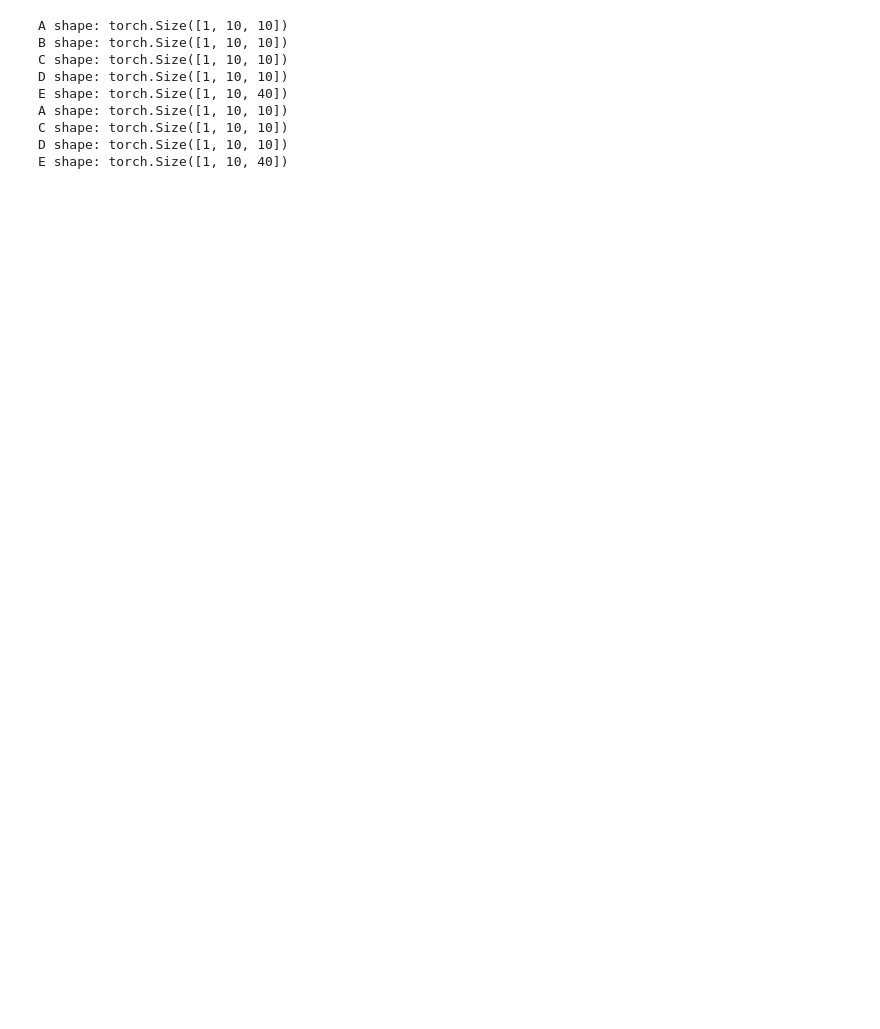
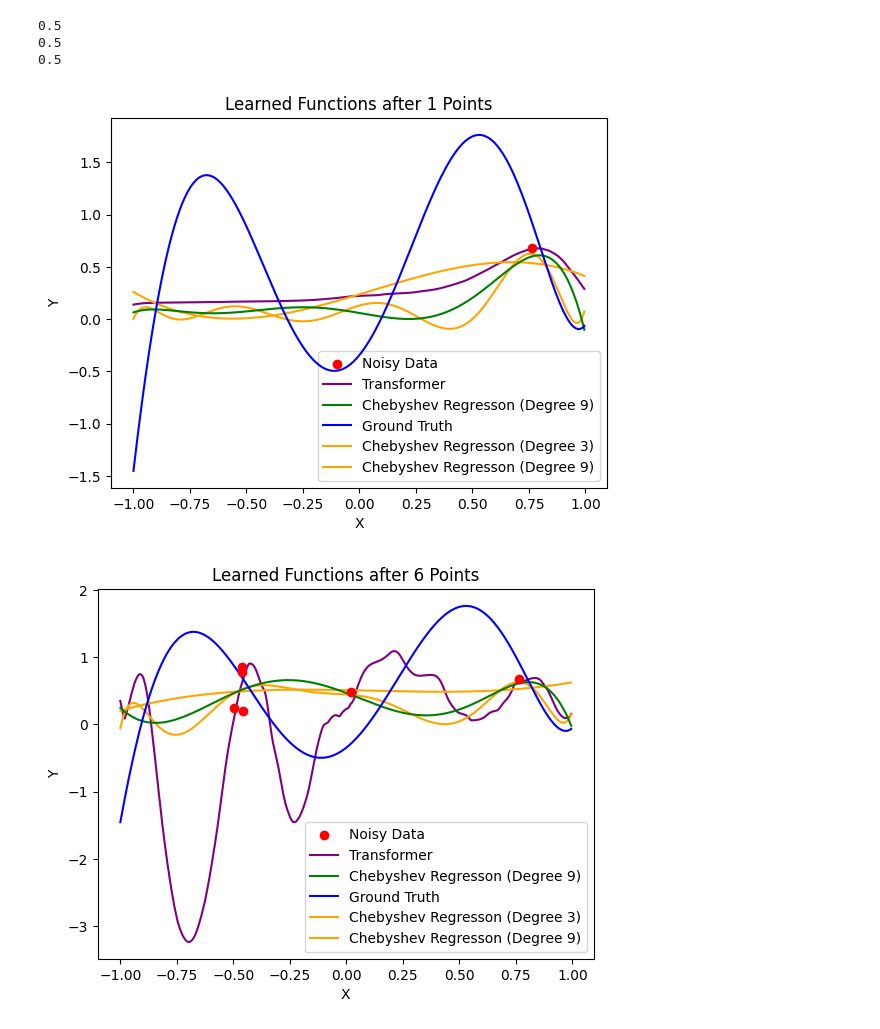
Before and after one commit to wilcoxsonm21/CS182Project, a Jupyter notebook: src/graph_polynomial.ipynb, the cells around one changed output. Cells and saved outputs as stored; diff of their text form; code cells hidden in the pictures; blank space fills up the shorter version.

```diff
--- a/src/graph_polynomial.ipynb
+++ b/src/graph_polynomial.ipynb
@@ -8,44 +8,52 @@ import os
 from eval import *
 # %%
 sampler = UniformSampler(n_dims=1)
-task = ChebyshevKernelLinearRegression(n_dims=1, batch_size=1, basis_dim=9, different_degrees=False, lowest_degree=9, highest_degree=9)
-run_id = "4b9a372d-d1e4-4d5c-9dcb-bcebd7988cd2"  # if you train more models, replace with the run_id from the table above
+task = ChebyshevKernelLinearRegression(n_dims=1, batch_size=1, basis_dim=6, different_degrees=False, lowest_degree=9, highest_degree=9)
+run_id = "chebyshev-noise-0.5"  # if you train more models, replace with the run_id from the table above
 run_dir = "../models"
 task_name = "kernel_linear_regression"
 run_path = os.path.join(run_dir, task_name, run_id)
 model, conf = get_model_from_run(run_path, -1)
 transformer_model = model.cuda().eval()
 more_xs_for_graphing_truth = sampler.sample_xs(1000, 1)
-xs = sampler.sample_xs(40, 1)
-extra_transformer_estimated = get_imputed_ys(transformer_model, task, xs, more_xs_for_graphing_truth, smoothing=0.03)
+extra_indices = np.argsort(more_xs_for_graphing_truth.squeeze())
+all_xs = sampler.sample_xs(40, 1)
 extra_ys = task.evaluate(more_xs_for_graphing_truth, noise=False)
-ys, noise = task.evaluate(xs)
-ys = ys + noise
-model = ChebyshevKernelLeastSquaresModelWithRidge(basis_dim=9)
-model_no_ridge = ChebyshevKernelLeastSquaresModel(basis_dim=9)
-predictor = model.return_trained_model(xs, ys)
-extra_predicted = predictor(more_xs_for_graphing_truth)
-no_ridge_predicted = model_no_ridge.return_trained_model(xs, ys)(more_xs_for_graphing_truth)
-xs = xs.squeeze()
-ys = ys.squeeze()
-more_xs_for_graphing_truth = more_xs_for_graphing_truth.squeeze()
 extra_ys = extra_ys.squeeze()
-extra_predicted = extra_predicted.squeeze()
-extra_transformer_estimated = extra_transformer_estimated.squeeze()
-no_ridge_predicted = no_ridge_predicted.squeeze()
-extra_indices = np.argsort(more_xs_for_graphing_truth)
-more_xs_for_graphing_truth = more_xs_for_graphing_truth[extra_indices]
 extra_ys = extra_ys[extra_indices]
-extra_transformer_estimated = extra_transformer_estimated[extra_indices]
-extra_predicted = extra_predicted[extra_indices]
-no_ridge_predicted = no_ridge_predicted[extra_indices]
+all_ys = task.evaluate(all_xs, noise=True)
+model = ChebyshevKernelLeastSquaresModelWithRidge(basis_dim=6, ridge=0.5)
+model_no_ridge = ChebyshevKernelLeastSquaresModelWithRidge(basis_dim=9, ridge=0.5)
+model_low_degree = ChebyshevKernelLeastSquaresModelWithRidge(basis_dim=3, ridge=0.5)
+for i in range(1, 41, 5):
+    xs = all_xs[:,:i,:]
+    ys = all_ys[:,:i]
+    extra_transformer_estimated = get_imputed_ys(transformer_model, task, xs, ys, more_xs_for_graphing_truth, noise=True, smoothing=0)
+    extra_predicted = model.return_trained_model(xs, ys)(more_xs_for_graphing_truth)
+    no_ridge_predicted = model_no_ridge.return_trained_model(xs, ys)(more_xs_for_graphing_truth)
+    low_degree_predicted = model_low_degree.return_trained_model(xs, ys)(more_xs_for_graphing_truth)
+    low_degree_predicted = low_degree_predicted.squeeze()[extra_indices]
+    extra_predicted = extra_predicted.squeeze()[extra_indices]
+    extra_transformer_estimated = extra_transformer_estimated.squeeze()[extra_indices]
+    no_ridge_predicted = no_ridge_predicted.squeeze()[extra_indices]
+    graphing_x = more_xs_for_graphing_truth.squeeze()[extra_indices]
+    fig = plt.figure()
+    ax = fig.add_subplot(111)
+    plt.title('Learned Functions after ' + str(i) + ' Points')
+    ax.scatter(xs.squeeze(), ys.squeeze(), color='red', label='Noisy Data',zorder=3000)
+    ax.plot(graphing_x, extra_transformer_estimated, color='purple', label='Transformer')
+    ax.plot(graphing_x, extra_predicted, color='green', label='Chebyshev Regresson (Degree 9)', zorder=1000)
+    ax.plot(graphing_x, extra_ys, color='blue', label='Ground Truth',zorder=2000)
+    ax.plot(graphing_x, low_degree_predicted, color='orange', label='Chebyshev Regresson (Degree 3)', zorder=500)
+    ax.plot(graphing_x, no_ridge_predicted, color='orange', label='Chebyshev Regresson (Degree 9)')
+    ax.set_xlabel('X')
+    ax.set_ylabel('Y')
+    ax.legend()
+    plt.savefig('polynomials/chebyshev_kernel_regression_' + str(i) + '.png')
+    plt.show()
 # %% [output]
-A shape: torch.Size([1, 10, 10])
-B shape: torch.Size([1, 10, 10])
-C shape: torch.Size([1, 10, 10])
-D shape: torch.Size([1, 10, 10])
-E shape: torch.Size([1, 10, 40])
-A shape: torch.Size([1, 10, 10])
-C shape: torch.Size([1, 10, 10])
-D shape: torch.Size([1, 10, 10])
-E shape: torch.Size([1, 10, 40])
+0.5
+0.5
+0.5
+[figure, added]
+[figure, added]
```
Also changed, not shown: parts of 3 cells of this notebook, 17 other files.
